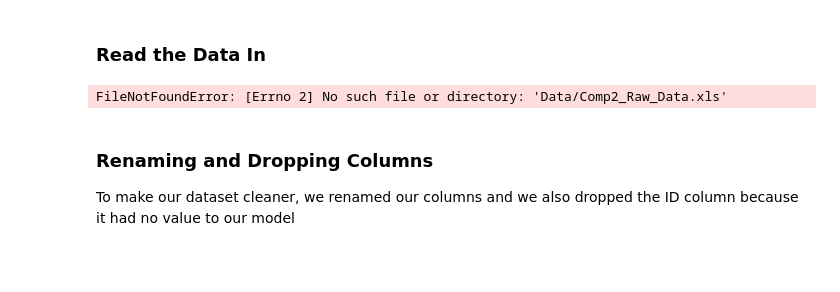
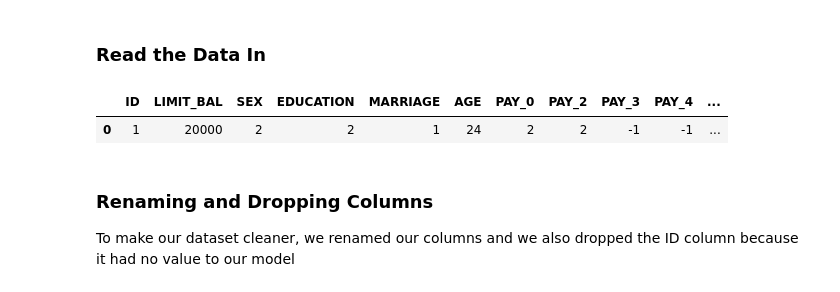
Before and after one commit to BA545-SP2019/2019-competition2-krb, a Jupyter notebook: Notebooks/EnsembleXGBoost.ipynb, the cells around one changed output. Saved outputs shown, nothing was run; the diff lists cells and outputs as text; code cells hidden in the pictures; blank space fills up the shorter version.

```diff
--- a/Notebooks/EnsembleXGBoost.ipynb
+++ b/Notebooks/EnsembleXGBoost.ipynb
@@ -24,10 +24,11 @@ pd.options.display.max_columns = None
 ### Read the Data In
 # %%
 #importing our data and resetting our index
-df = pd.read_excel('Data/Comp2_Raw_Data.xls')
+df = pd.read_excel('../Data/Comp2_Raw_Data.xls')
 df.head(1)
 # %% [output]
-FileNotFoundError: [Errno 2] No such file or directory: 'Data/Comp2_Raw_Data.xls'
+|  | ID | LIMIT_BAL | SEX | EDUCATION | MARRIAGE | AGE | PAY_0 | PAY_2 | PAY_3 | PAY_4 | ... |
+| 0 | 1 | 20000 | 2 | 2 | 1 | 24 | 2 | 2 | -1 | -1 | ... |
 # %% [markdown]
 ### Renaming and Dropping Columns
 
```
Also changed, not shown: parts of 67 cells of this notebook, 11 other files.
